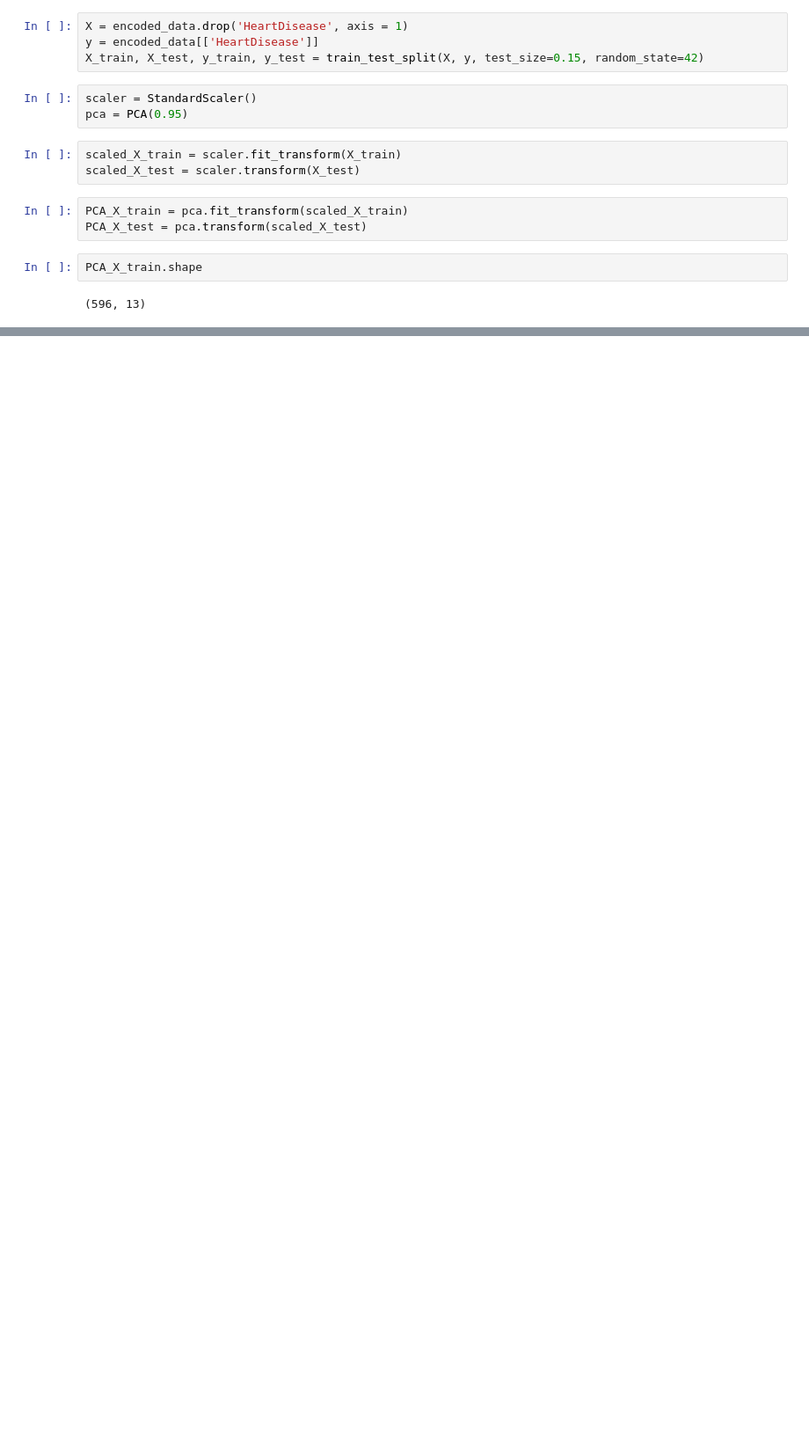
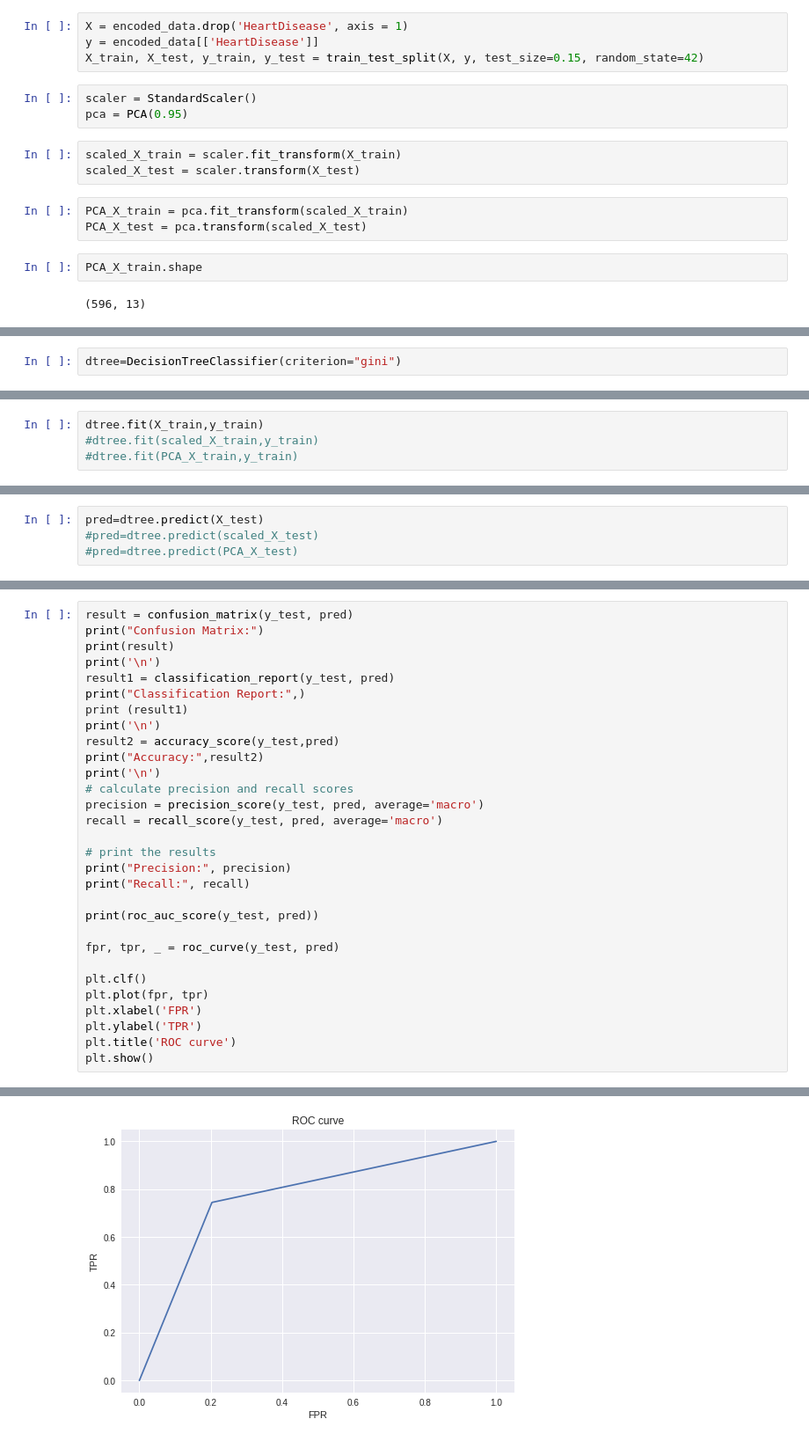
Before and after one commit to lovepreetmultani/python, a Jupyter notebook: Heart.ipynb, the cells around one changed output, grey strips where cells are left out. Shown at 88% size. Saved outputs shown, nothing was run; the diff lists cells and outputs as text; blank space fills up the shorter version.

```diff
--- a/Heart.ipynb
+++ b/Heart.ipynb
@@ -498,0 +503,2 @@ PCA_X_train.shape
+# %%
+dtree=DecisionTreeClassifier(criterion="gini")
@@ -498,0 +510,4 @@ PCA_X_train.shape
+# %%
+dtree.fit(X_train,y_train)
+#dtree.fit(scaled_X_train,y_train)
+#dtree.fit(PCA_X_train,y_train)
@@ -498,0 +520,4 @@ PCA_X_train.shape
+# %%
+pred=dtree.predict(X_test)
+#pred=dtree.predict(scaled_X_test)
+#pred=dtree.predict(PCA_X_test)
@@ -498,0 +526,31 @@ PCA_X_train.shape
+# %%
+result = confusion_matrix(y_test, pred)
+print("Confusion Matrix:")
+print(result)
+print('\n')
+result1 = classification_report(y_test, pred)
+print("Classification Report:",)
+print (result1)
+print('\n')
+result2 = accuracy_score(y_test,pred)
+print("Accuracy:",result2)
+print('\n')
+# calculate precision and recall scores
+precision = precision_score(y_test, pred, average='macro')
+recall = recall_score(y_test, pred, average='macro')
+
+# print the results
+print("Precision:", precision)
+print("Recall:", recall)
+
+print(roc_auc_score(y_test, pred))
+
+fpr, tpr, _ = roc_curve(y_test, pred)
+
+plt.clf()
+plt.plot(fpr, tpr)
+plt.xlabel('FPR')
+plt.ylabel('TPR')
+plt.title('ROC curve')
+plt.show()
+# %% [output]
@@ -498,0 +574 @@ PCA_X_train.shape
+[figure, added]
```
Also changed, not shown: parts of 23 cells of this notebook.
